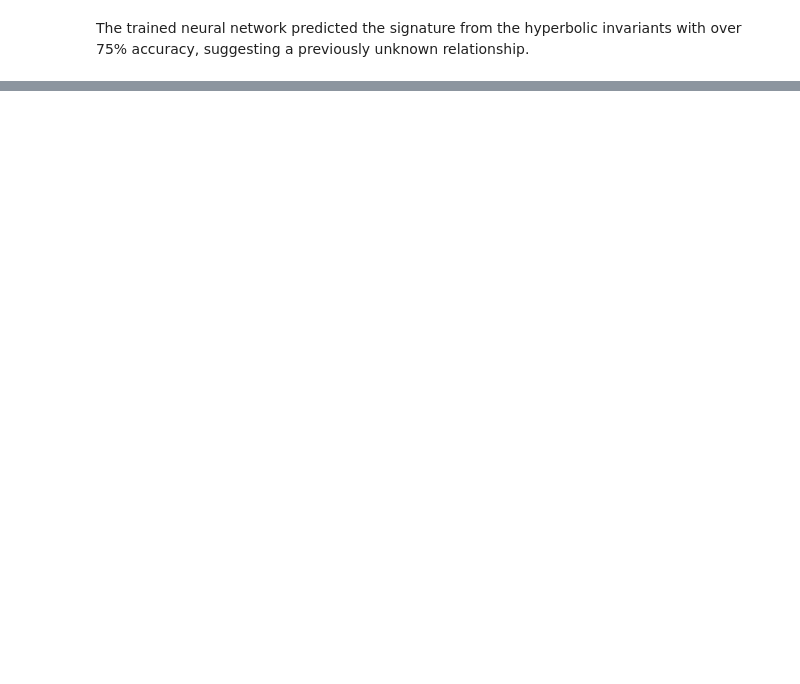
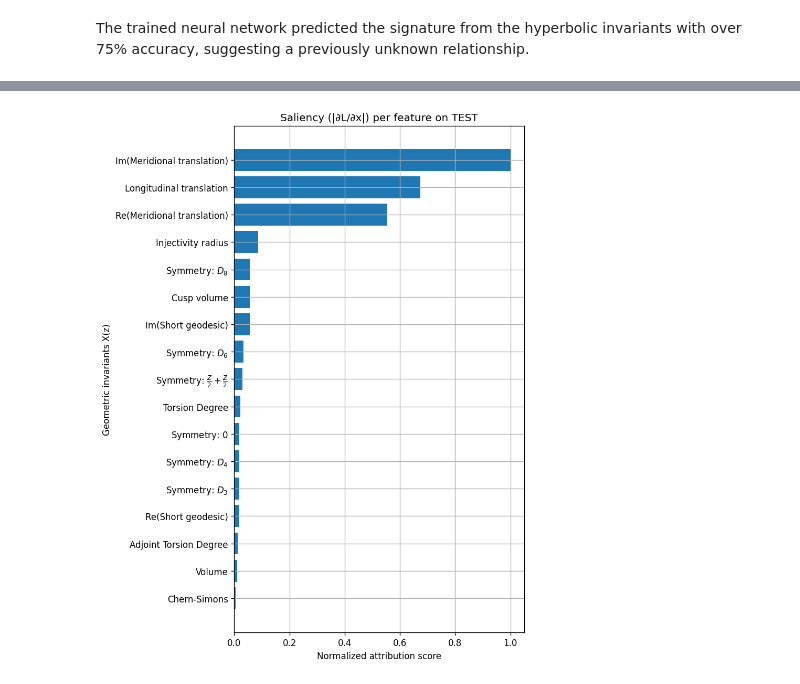
Before and after one commit to Nebius-Academy/ai-in-math-course, a Jupyter notebook: Lecture5/Notebook_5.ipynb, the cells around one changed output, grey strips where cells are left out. Drawn from its saved outputs; the diff is of its cells as text; code cells hidden in the pictures; blank space fills up the shorter version.

```diff
--- a/Lecture5/Notebook_5.ipynb
+++ b/Lecture5/Notebook_5.ipynb
@@ -192,6 +203,6 @@ This dataset is the raw material for our exploration.
 _, input_filename = tempfile.mkstemp()
 !gsutil cp "gs://maths_conjectures/knot_theory/knot_theory_invariants.csv" {input_filename}
 
-df = pd.read_csv(input_filename)
+full_df = pd.read_csv(input_filename)
 # %% [output]
 Copying gs://maths_conjectures/knot_theory/knot_theory_invariants.csv...
@@ -1709,0 +520,78 @@ loss_df
+# %%
+
+# Resolve common names from previous cells (be robust to naming differences)
+TARGET = target if "target" in globals() else "signature"
+
+if "FEATURES" in globals():
+    feature_cols = feature_cols
+elif "column_names" in globals():
+    feature_cols = column_names
+else:
+    feature_cols = [c for c in normed_test_df.columns if c != TARGET]
+
+# Use the trained model reference (either `trained_model` from your loop, or `model` from the refactor)
+m = trained_model if "trained_model" in globals() else model
+m.eval()
+
+DEVICE = torch.device("cuda" if torch.cuda.is_available() else "cpu")
+m.to(DEVICE)
+
+# Class mapping from signatures to indices (must match training)
+sigma_min = int(train_df[TARGET].min())
+sigma_max = int(train_df[TARGET].max())
+num_classes = int((sigma_max - sigma_min) // 2 + 1)
+
+def sig_to_class(sig_array: np.ndarray) -> np.ndarray:
+    idx = ((sig_array - sigma_min) // 2).astype(int)
+    return np.clip(idx, 0, num_classes - 1)
+
+# Prepare full TEST tensors
+X_test = normed_test_df[feature_cols].to_numpy(dtype=np.float32)
+y_test = sig_to_class(normed_test_df[TARGET].to_numpy())
+
+N, D = X_test.shape
+
+batch_size = 1024
+saliency_sum = torch.zeros(D, device=DEVICE)
+
+# We compute per-sample CE and sum losses in a batch; then average |grad| over all samples at the end.
+for start in range(0, N, batch_size):
+    end = min(N, start + batch_size)
+    xb = torch.tensor(X_test[start:end], device=DEVICE, requires_grad=True)
+    yb = torch.tensor(y_test[start:end], device=DEVICE, dtype=torch.long)
+
+    m.zero_grad(set_to_none=True)
+    logits = m(xb)
+    # per-sample CE; sum to make gradient additive over samples
+    loss = torch.nn.functional.cross_entropy(logits, yb, reduction="sum")
+    loss.backward()
+
+    # accumulate absolute gradients over samples in this batch
+    saliency_sum += xb.grad.detach().abs().sum(dim=0)
+
+# Average over all samples
+saliency = (saliency_sum / N).detach().cpu().numpy()
+
+# Build a labeled Series; prefer human-readable names if available
+if "display_name_from_short_name" in globals():
+    display_names = [display_name_from_short_name.get(c, c) for c in feature_cols]
+else:
+    display_names = feature_cols
+
+saliency_s = pd.Series(saliency, index=display_names).sort_values(ascending=False)
+
+# Quick text summary
+print("Top-10 features by saliency:")
+print(saliency_s.head(10))
+
+vals = saliency_s.values
+norm_vals = vals / (vals.max() if vals.max() > 0 else 1.0)
+
+plt.figure(figsize=(7, 9))
+plt.barh(saliency_s.index[::-1], norm_vals[::-1])
+plt.xlabel("Normalized attribution score")
+plt.ylabel("Geometric invariants X(z)")
+plt.title("Saliency (|∂L/∂x|) per feature on TEST")
+plt.tight_layout()
+plt.show()
+# %% [output]
@@ -1709,0 +610 @@ loss_df
+[figure, added]
```
Also changed, not shown: parts of 141 cells of this notebook, 2 other files.
